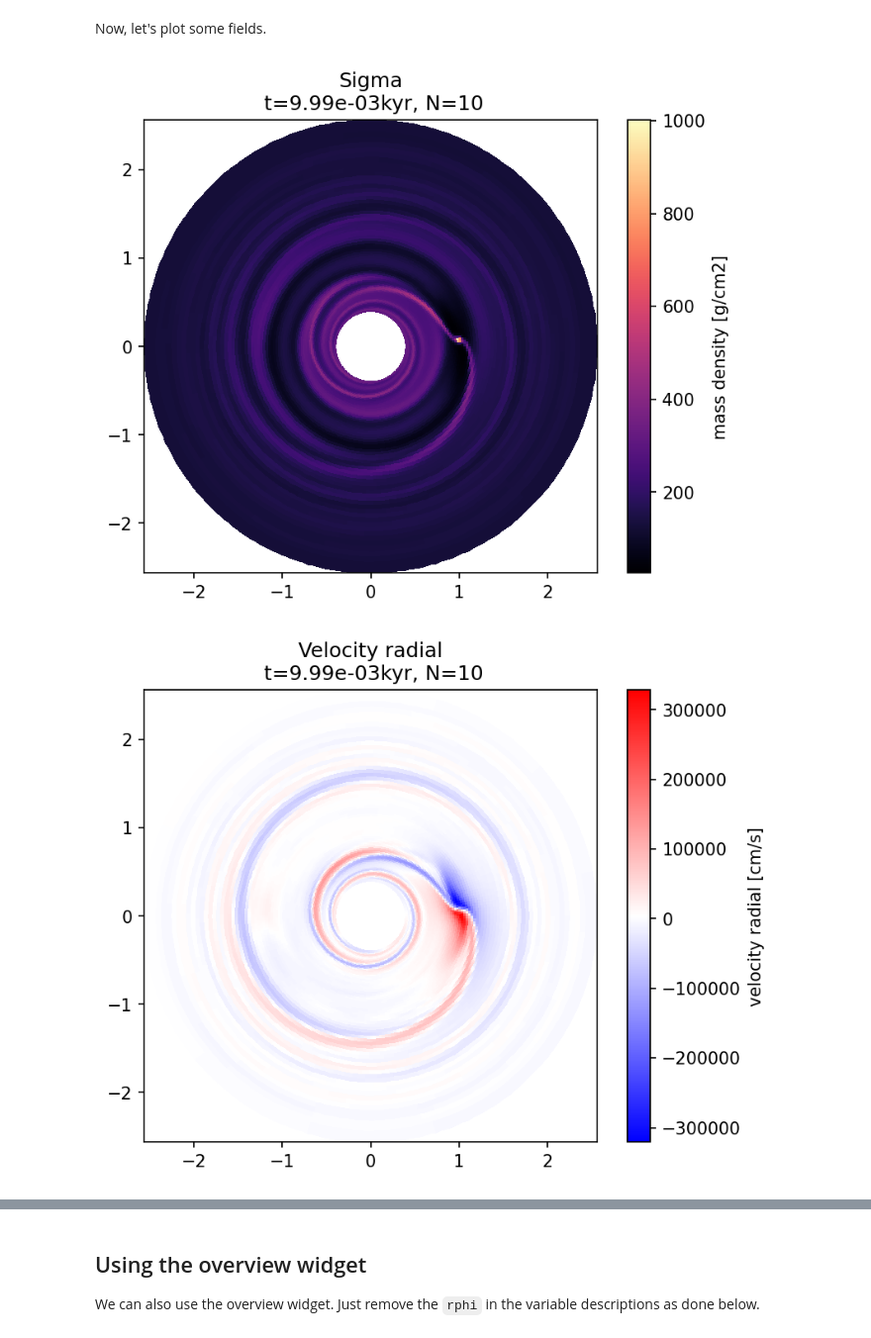
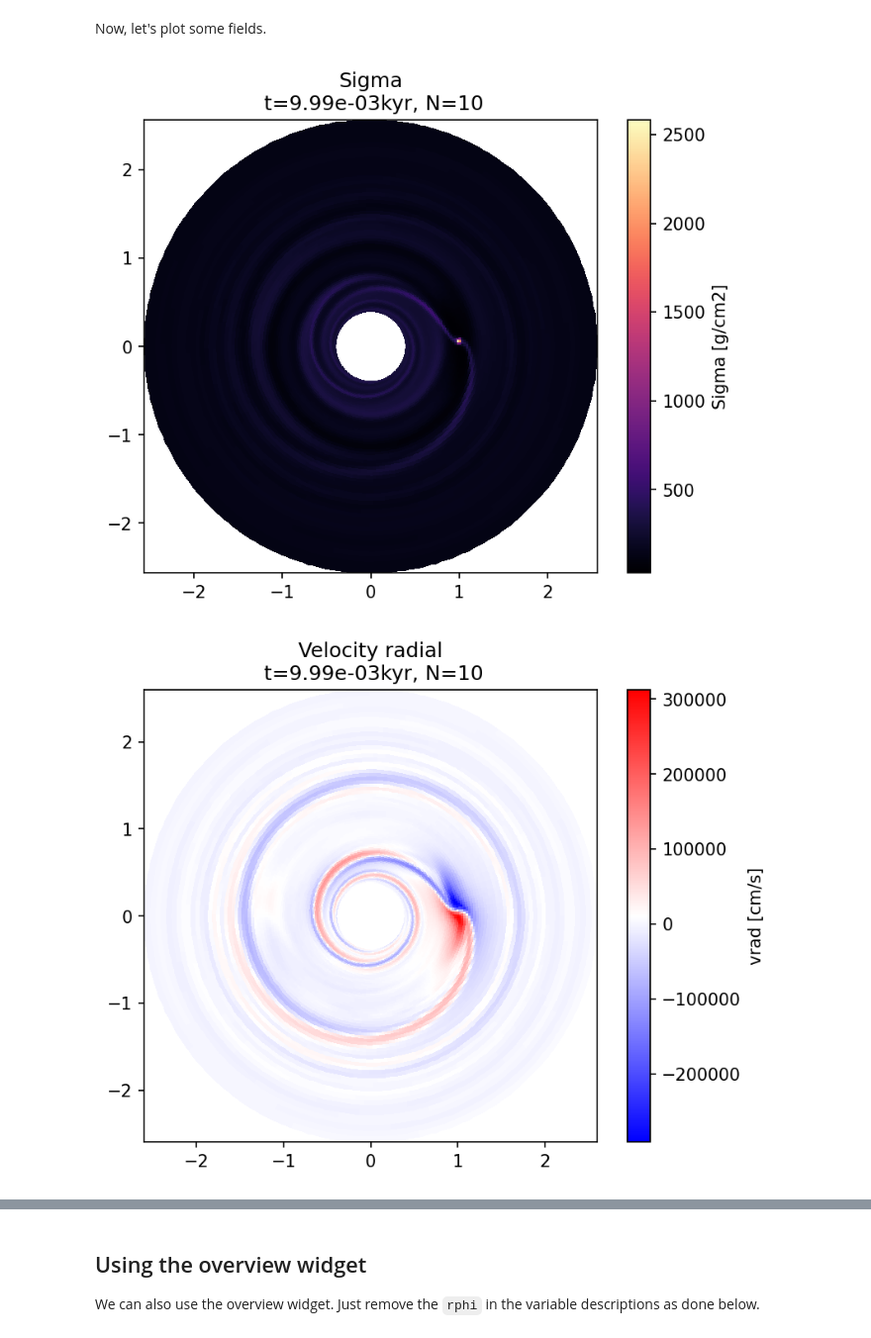
Before and after one commit to rometsch/fargocpt, a Jupyter notebook: examples/101_DiskPlots.ipynb, the cells around one changed output, grey strips where cells are left out. Shown at 99% size. Cells and saved outputs as stored; diff of their text form; code cells hidden in the pictures.

Commit message:
update diskplot notebook to use Loader

```diff
--- a/examples/101_DiskPlots.ipynb
+++ b/examples/101_DiskPlots.ipynb
@@ -30,15 +30,12 @@ import numpy as np
 import matplotlib.colors as mplcolors
 import matplotlib.pyplot as plt
 
-def plot_field(data, name, N, ax=None, dataunit=None, vmin=None, vmax=None, cmap="viridis", title=None):
-    field = data.get(var=name, dim="2d", N=N)
+def plot_field(loader, name, N, ax=None, dataunit=None, vmin=None, vmax=None, cmap="viridis", title=None):
+    R, PHI, vals = loader.gas.vars2D.get(name, N, grid_for_plot=True)
     if dataunit is None:
-        dataunit = field.data.unit
-    C = field.data.to_value(dataunit)
+        dataunit = vals.unit
+    C = vals.to_value(dataunit)
 
-    ri = field.grid.get_interfaces("r").to_value("au")
-    phii = field.grid.get_interfaces("phi").to_value("rad")
-    PHI, R = np.meshgrid(phii, ri)
     X = R*np.cos(PHI)
     Y = R*np.sin(PHI)
 
@@ -56,7 +53,7 @@ def plot_field(data, name, N, ax=None, dataunit=None, vmin=None, vmax=None, cmap
     pcm = ax.pcolormesh(X,Y,C, norm=norm, cmap=cmap)
     ax.set_aspect("equal")
 
-    t = field.time.to_value("kyr")
+    t = loader.snapshot_time[N].to_value("kyr")
     if title is None:
         title = ""
     else:
@@ -71,12 +68,12 @@ def plot_field(data, name, N, ax=None, dataunit=None, vmin=None, vmax=None, cmap
 # %% [markdown]
 Now, let's plot some fields.
 # %%
-import disgrid
-d = disgrid.Data("output/out/")
-Nlast = d.avail()["Nlast"]
-plot_field(d, "mass density", Nlast, dataunit="g/cm2", cmap="magma", title="Sigma");
-plot_field(d, "velocity radial", Nlast, dataunit="cm/s", cmap="bwr", title="Velocity radial");
-plot_field(d, "velocity azimuthal", Nlast, dataunit="cm/s", cmap="bwr", title="Velocity azimuthal");
+from fargocpt import Loader
+l = Loader("output/out/")
+Nlast = l.snapshots[-1]
+plot_field(l, "Sigma", Nlast, dataunit="g/cm2", cmap="magma", title="Sigma");
+plot_field(l, "vrad", Nlast, dataunit="cm/s", cmap="bwr", title="Velocity radial");
+plot_field(l, "vazi", Nlast, dataunit="cm/s", cmap="bwr", title="Velocity azimuthal");
 # %% [output]
-[figure, old version]
+[figure, new version]
-[figure, old version]
+[figure, new version]
```
Also changed, not shown: parts of 3 cells of this notebook.
